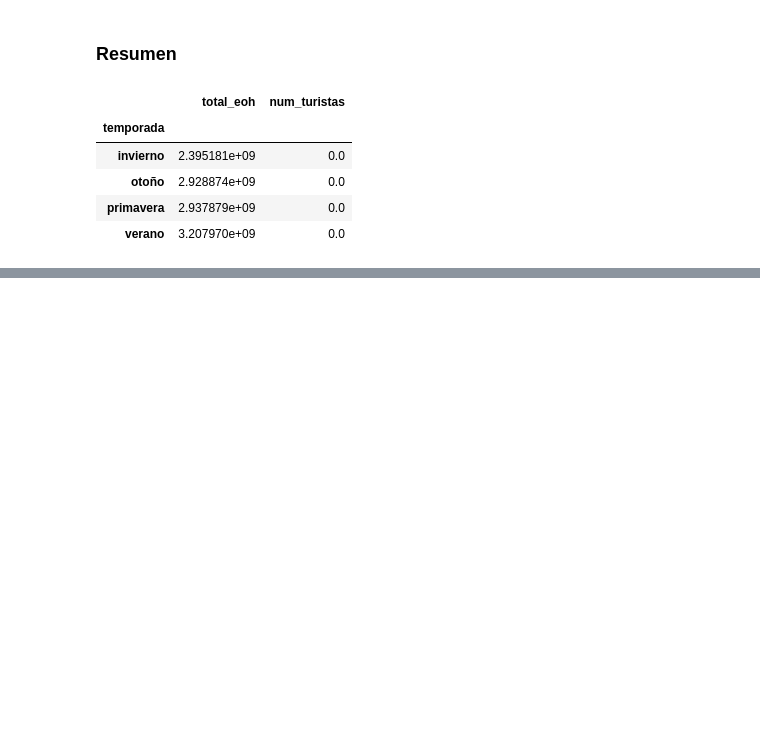
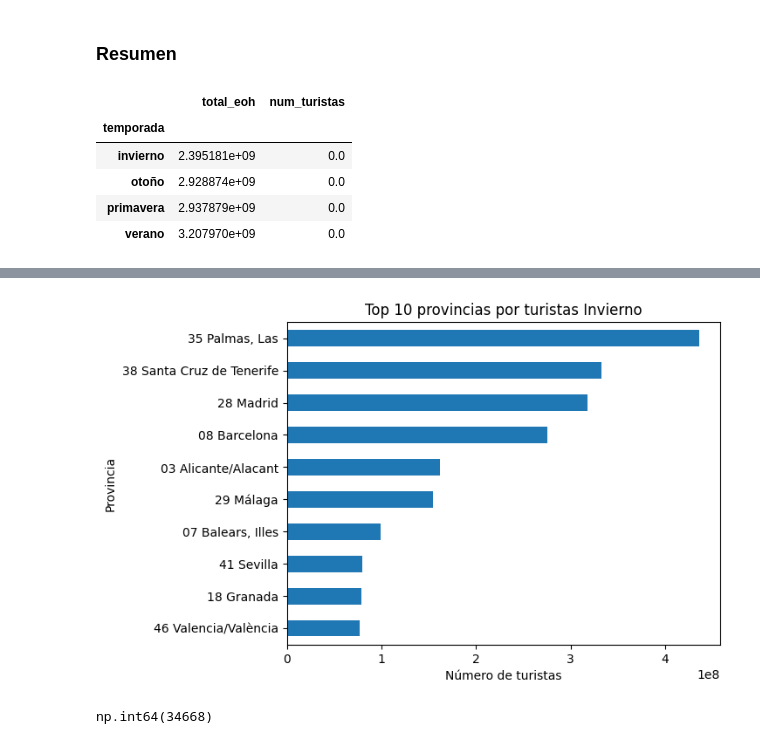
Before and after one commit to MirnaGarridoR/TrabajoML, a Jupyter notebook: ML - TURISMO/EDA-TURISMO.ipynb, the cells around one changed output, grey strips where cells are left out. Cells and saved outputs as stored; diff of their text form; code cells hidden in the pictures; blank space fills up the shorter version.

```diff
--- a/ML - TURISMO/EDA-TURISMO.ipynb
+++ b/ML - TURISMO/EDA-TURISMO.ipynb
@@ -448,0 +697,7 @@ resumen
+# %%
+top_invierno_revisado = (
+    df_temporada[df_temporada['temporada'] == 'invierno']
+    .sort_values('total_eoh', ascending=False)
+    .head(10)
+)
+top_invierno_revisado
@@ -448,0 +716,14 @@ resumen
+# %%
+top_invierno_revisado.plot(kind='barh', x='provincia', y='total_eoh', legend=False)
+plt.gca().invert_yaxis()
+plt.title("Top 10 provincias por turistas Invierno")
+plt.xlabel("Número de turistas")
+plt.ylabel("Provincia")
+plt.show()
+# %% [output]
+[figure, added]
+# %%
+# df_eoh['total_eoh'].isnull().sum()
+df_eoh['provincia'].isnull().sum()
+# %% [output]
+np.int64(34668)
```
Also changed, not shown: parts of 50 cells of this notebook.
